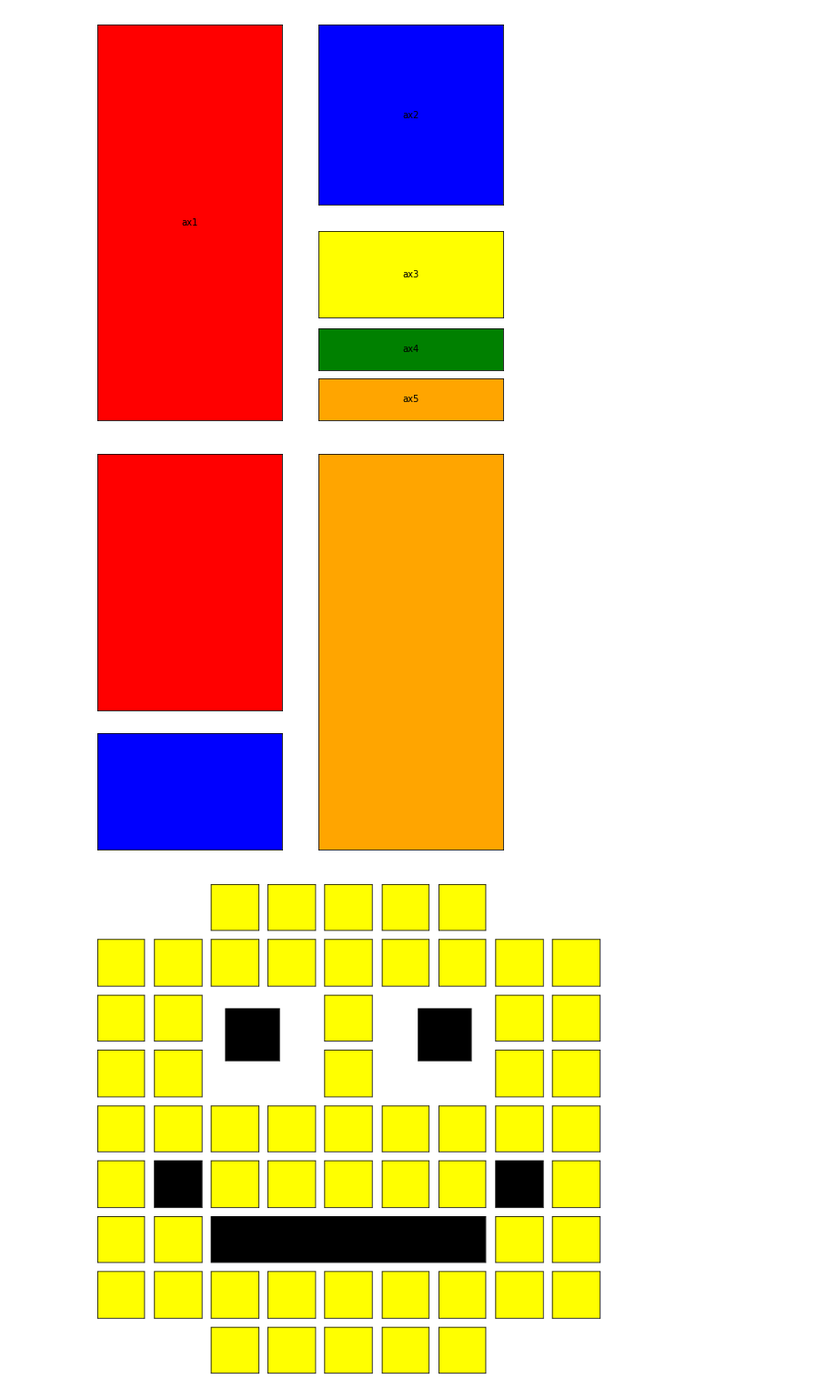
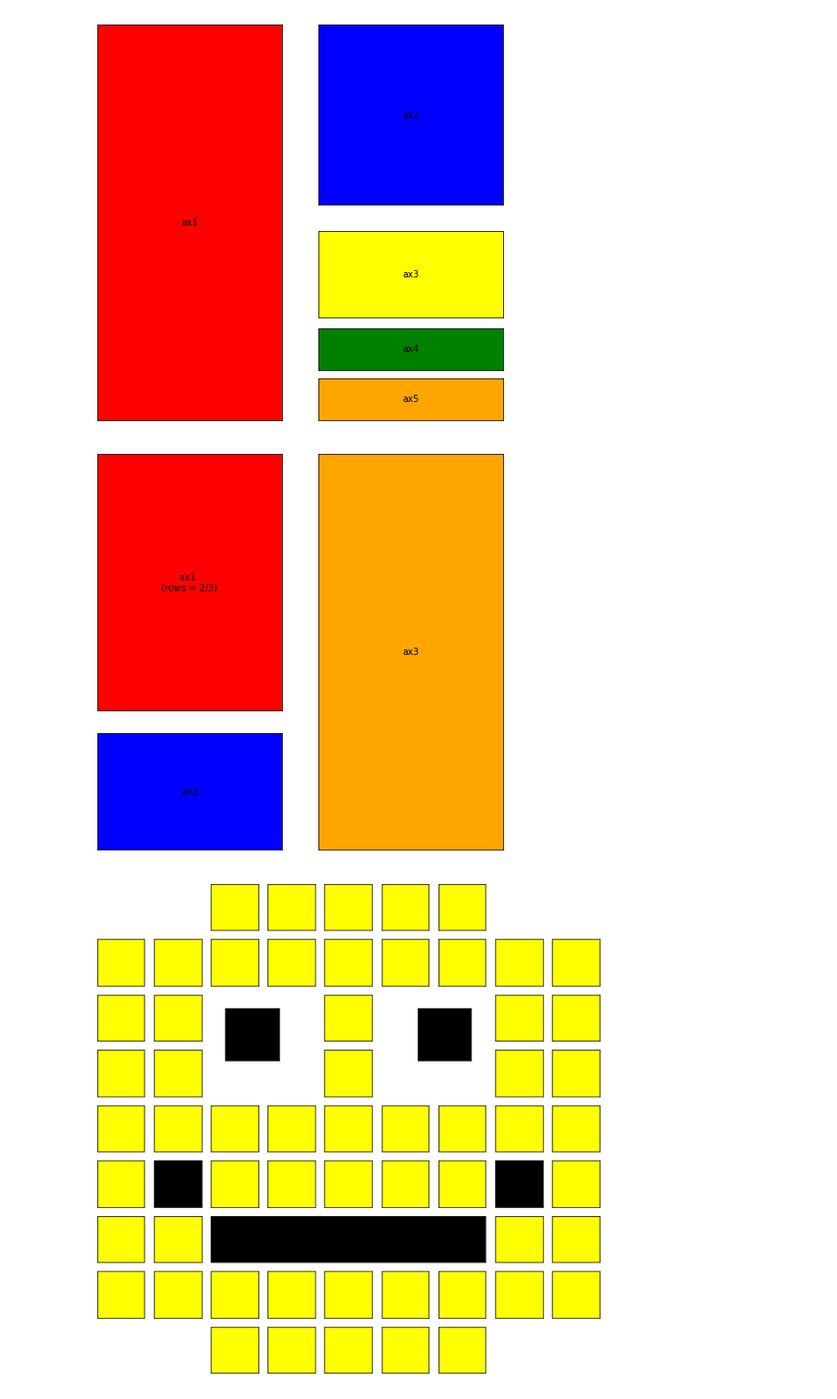
Before and after one commit to QED0711/ds_practice, a Jupyter notebook: graph_test.ipynb, the cells around one changed output. Shown at 91% size. Cells and saved outputs as stored; diff of their text form; code cells hidden in the pictures.

```diff
--- a/graph_test.ipynb
+++ b/graph_test.ipynb
@@ -110,14 +110,17 @@ plt.show()
 # %%
 fig = plt.figure(figsize=(8,8))
 
-plt.subplot2grid((3, 2), (0, 0), rowspan=2, colspan=1, xticklabels=[], yticklabels=[], xticks=[], yticks=[], fc="red",)
-plt.subplot2grid((3, 2), (2, 0), rowspan=1, colspan=1, xticklabels=[], yticklabels=[], xticks=[], yticks=[], fc="blue",)
-plt.subplot2grid((3, 2), (0, 1), rowspan=3, colspan=1, xticklabels=[], yticklabels=[], xticks=[], yticks=[], fc="orange",)
+ax1 = plt.subplot2grid((3, 2), (0, 0), rowspan=2, colspan=1, xticklabels=[], yticklabels=[], xticks=[], yticks=[], fc="red",)
+ax2 = plt.subplot2grid((3, 2), (2, 0), rowspan=1, colspan=1, xticklabels=[], yticklabels=[], xticks=[], yticks=[], fc="blue",)
+ax3 = plt.subplot2grid((3, 2), (0, 1), rowspan=3, colspan=1, xticklabels=[], yticklabels=[], xticks=[], yticks=[], fc="orange",)
 
+ax1.text(0.5, 0.5, "ax1 \n(rows = 2/3)", horizontalalignment='center', verticalalignment='center')
+ax2.text(0.5, 0.5, "ax2", horizontalalignment='center', verticalalignment='center')
+ax3.text(0.5, 0.5, "ax3", horizontalalignment='center', verticalalignment='center')
 
 plt.show()
 # %% [output]
-[figure, old version]
+[figure, new version]
 # %%
 def are_you_ready_for_subplot_fun():
     fig = plt.figure(figsize=(10,10))
```
Also changed, not shown: 3 other files.
